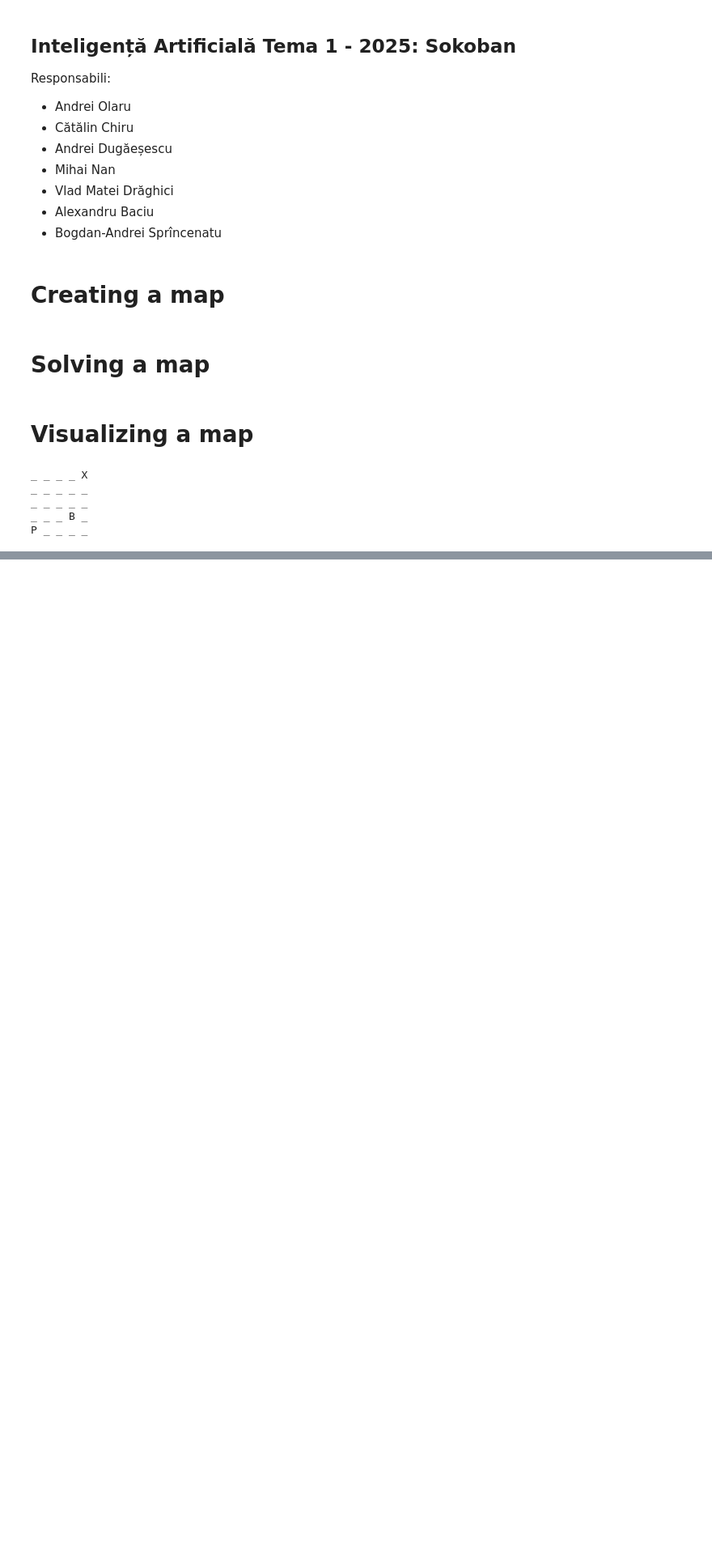
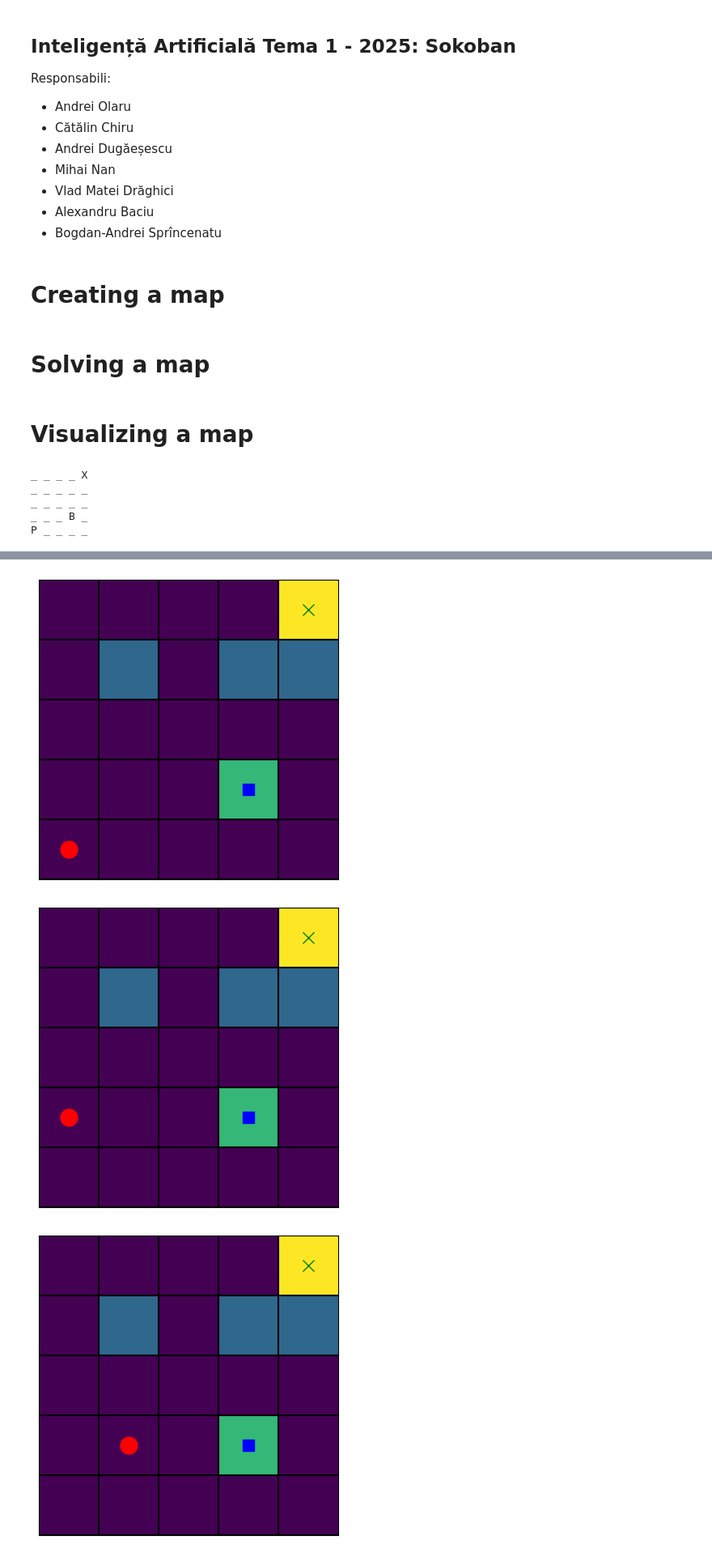
Before and after one commit to alx-sima/sokoban, a Jupyter notebook: main.ipynb, the cells around one changed output, grey strips where cells are left out. Shown: that part at 81% size. Cells and saved outputs as stored; diff of their text form; code cells hidden in the pictures; blank space fills up the shorter version.

```diff
--- a/main.ipynb
+++ b/main.ipynb
@@ -54,0 +137,35 @@ GIF saved at: images/dijkstra.gif
+# %%
+def astar(state: Map):
+    goal_distances = lee(state, state.targets, [1])
+    costs = {}
+
+    for _ in range(100):
+        if state.is_solved():
+            print('gata')
+            return
+
+        state.plot_map()
+        next_states = expand_state(state)
+        next_costs = []
+        for state in next_states:
+            encoding = state.__str__()
+            cost = 0
+
+            if encoding not in costs:
+                cost = sum(costf(state, goal_distances))
+                costs[encoding] = cost
+            else:
+                cost = costs[encoding]
+
+            next_costs.append((1 + cost, state))
+
+        cost, next_state = min(next_costs)
+        costs[state.__str__()] = cost
+        state = next_state
+
+
+astar(playmap)
+# %% [output]
+[figure, added]
+[figure, added]
+[figure, added]
```
Also changed, not shown: parts of 8 cells of this notebook.
